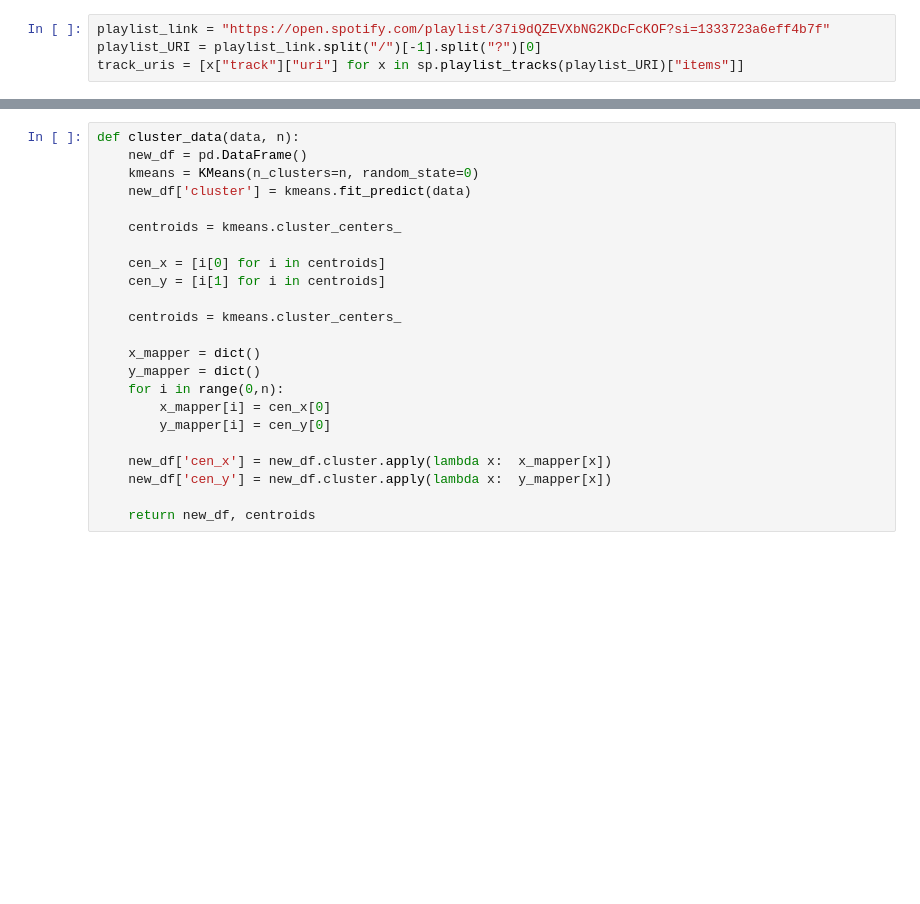
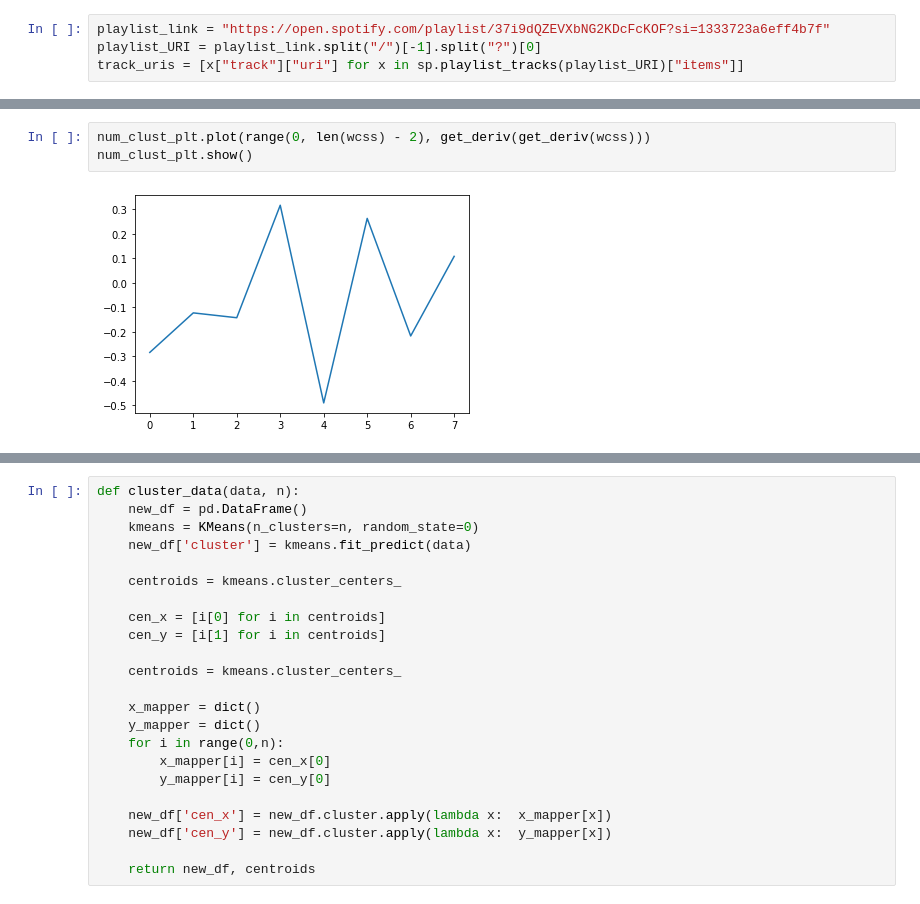
Before and after one commit to sambello/recommendation-app, a Jupyter notebook: data_loading.ipynb, the cells around one changed output, grey strips where cells are left out. Cells and saved outputs as stored; diff of their text form; blank space fills up the shorter version.

```diff
--- a/data_loading.ipynb
+++ b/data_loading.ipynb
@@ -164,0 +142,5 @@ plt.show()
+# %%
+num_clust_plt.plot(range(0, len(wcss) - 2), get_deriv(get_deriv(wcss)))
+num_clust_plt.show()
+# %% [output]
+[figure, added]
```
Also changed, not shown: parts of 29 cells of this notebook, 1 other file.
